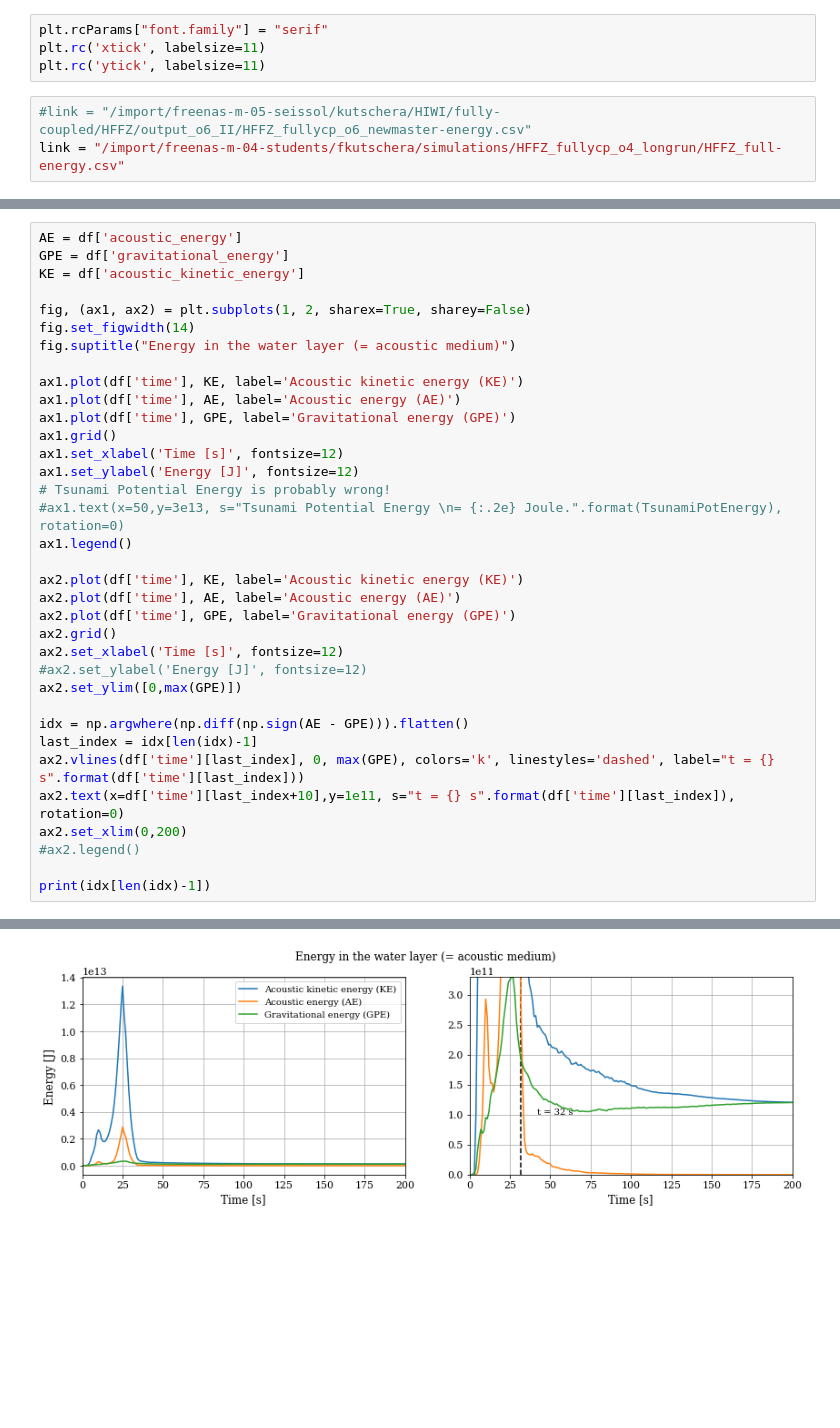
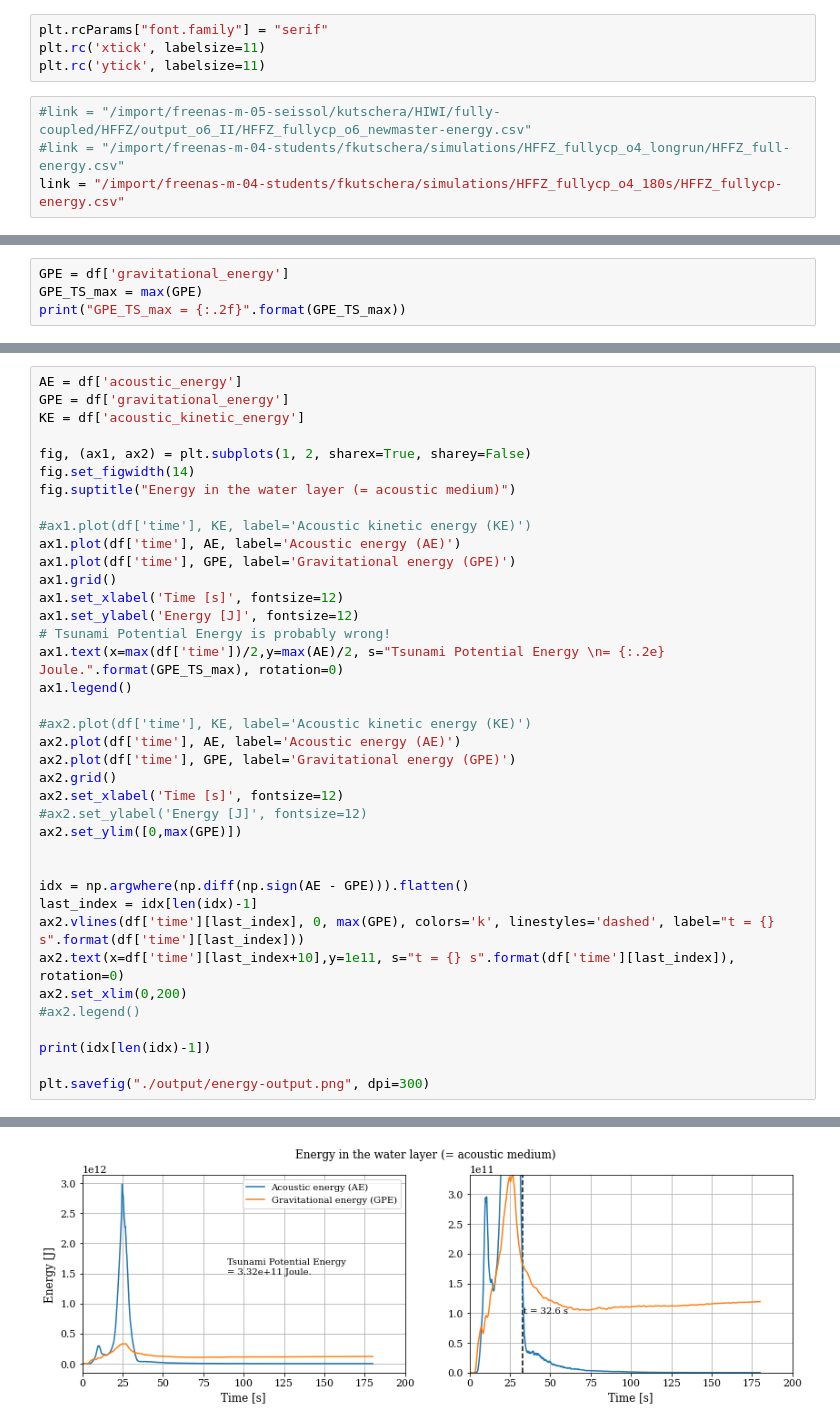
Before and after one commit to fabian-kutschera/Scripts4Processing, a Jupyter notebook: read-energy_output.ipynb, the cells around one changed output, grey strips where cells are left out. Saved outputs shown, nothing was run; the diff lists cells and outputs as text; blank space fills up the shorter version.

```diff
--- a/read-energy_output.ipynb
+++ b/read-energy_output.ipynb
@@ -18,7 +16,8 @@ plt.rc('xtick', labelsize=11)
 plt.rc('ytick', labelsize=11)
 # %%
 #link = "/import/freenas-m-05-seissol/kutschera/HIWI/fully-coupled/HFFZ/output_o6_II/HFFZ_fullycp_o6_newmaster-energy.csv"
-link = "/import/freenas-m-04-students/fkutschera/simulations/HFFZ_fullycp_o4_longrun/HFFZ_full-energy.csv"
+#link = "/import/freenas-m-04-students/fkutschera/simulations/HFFZ_fullycp_o4_longrun/HFFZ_full-energy.csv"
+link = "/import/freenas-m-04-students/fkutschera/simulations/HFFZ_fullycp_o4_180s/HFFZ_fullycp-energy.csv"
 # %%
 df = pd.read_csv(link)
 df.head()
@@ -93,0 +102,4 @@ print("{:.2e} Joule.".format(TsunamiPotEnergy))
+# %%
+GPE = df['gravitational_energy']
+GPE_TS_max = max(GPE)
+print("GPE_TS_max = {:.2f}".format(GPE_TS_max))
@@ -100,23 +114,24 @@ fig, (ax1, ax2) = plt.subplots(1, 2, sharex=True, sharey=False)
 fig.set_figwidth(14)
 fig.suptitle("Energy in the water layer (= acoustic medium)")
 
-ax1.plot(df['time'], KE, label='Acoustic kinetic energy (KE)')
+#ax1.plot(df['time'], KE, label='Acoustic kinetic energy (KE)')
 ax1.plot(df['time'], AE, label='Acoustic energy (AE)')
 ax1.plot(df['time'], GPE, label='Gravitational energy (GPE)')
 ax1.grid()
 ax1.set_xlabel('Time [s]', fontsize=12)
 ax1.set_ylabel('Energy [J]', fontsize=12)
 # Tsunami Potential Energy is probably wrong!
-#ax1.text(x=50,y=3e13, s="Tsunami Potential Energy \n= {:.2e} Joule.".format(TsunamiPotEnergy), rotation=0)
+ax1.text(x=max(df['time'])/2,y=max(AE)/2, s="Tsunami Potential Energy \n= {:.2e} Joule.".format(GPE_TS_max), rotation=0)
 ax1.legend()
 
-ax2.plot(df['time'], KE, label='Acoustic kinetic energy (KE)')
+#ax2.plot(df['time'], KE, label='Acoustic kinetic energy (KE)')
 ax2.plot(df['time'], AE, label='Acoustic energy (AE)')
 ax2.plot(df['time'], GPE, label='Gravitational energy (GPE)')
 ax2.grid()
 ax2.set_xlabel('Time [s]', fontsize=12)
 #ax2.set_ylabel('Energy [J]', fontsize=12)
 ax2.set_ylim([0,max(GPE)])
+
 
 idx = np.argwhere(np.diff(np.sign(AE - GPE))).flatten()
 last_index = idx[len(idx)-1]
@@ -126,4 +141,6 @@ ax2.set_xlim(0,200)
 #ax2.legend()
 
 print(idx[len(idx)-1])
+
+plt.savefig("./output/energy-output.png", dpi=300)
 # %% [output]
@@ -131 +148 @@ print(idx[len(idx)-1])
-[figure, old version]
+[figure, new version]
```
Also changed, not shown: parts of 12 cells of this notebook, 1 other file.
